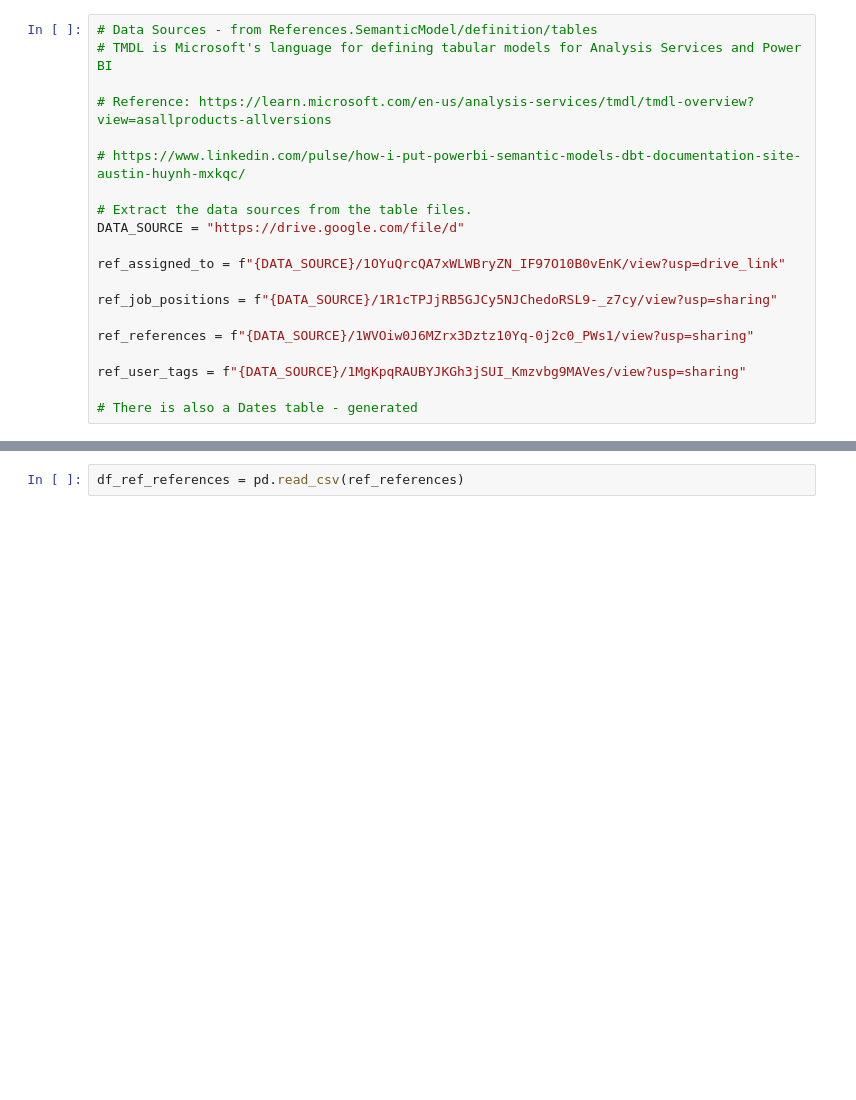
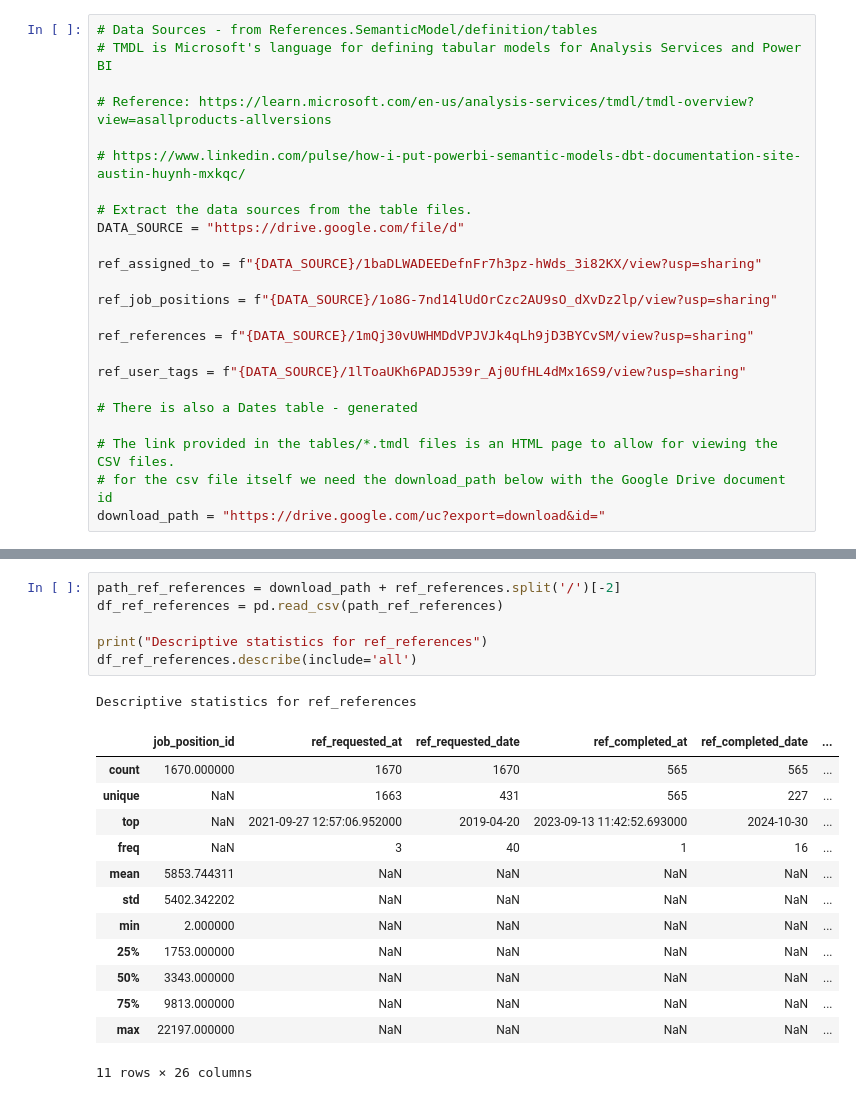
Before and after one commit to iplotnikov-telemedicine/credentially-bi-tech-assignment, a Jupyter notebook: solution/analysis.ipynb, the cells around one changed output, grey strips where cells are left out. Cells and saved outputs as stored; diff of their text form; blank space fills up the shorter version.

Commit message:
Working basic dashboard in Python using test data provided by Credentially

```diff
--- a/solution/analysis.ipynb
+++ b/solution/analysis.ipynb
@@ -38,12 +24,16 @@ Successfully installed numpy-2.2.4 pandas-2.2.3 pytz-2025.2 tzdata-2025.2
 # Extract the data sources from the table files.
 DATA_SOURCE = "https://drive.google.com/file/d"
 
-ref_assigned_to = f"{DATA_SOURCE}/1OYuQrcQA7xWLWBryZN_IF97O10B0vEnK/view?usp=drive_link"
+ref_assigned_to = f"{DATA_SOURCE}/1baDLWADEEDefnFr7h3pz-hWds_3i82KX/view?usp=sharing"
 
-ref_job_positions = f"{DATA_SOURCE}/1R1cTPJjRB5GJCy5NJChedoRSL9-_z7cy/view?usp=sharing"
+ref_job_positions = f"{DATA_SOURCE}/1o8G-7nd14lUdOrCzc2AU9sO_dXvDz2lp/view?usp=sharing"
 
-ref_references = f"{DATA_SOURCE}/1WVOiw0J6MZrx3Dztz10Yq-0j2c0_PWs1/view?usp=sharing"
+ref_references = f"{DATA_SOURCE}/1mQj30vUWHMDdVPJVJk4qLh9jD3BYCvSM/view?usp=sharing"
 
-ref_user_tags = f"{DATA_SOURCE}/1MgKpqRAUBYJKGh3jSUI_Kmzvbg9MAVes/view?usp=sharing"
+ref_user_tags = f"{DATA_SOURCE}/1lToaUKh6PADJ539r_Aj0UfHL4dMx16S9/view?usp=sharing"
 
 # There is also a Dates table - generated
+
+# The link provided in the tables/*.tmdl files is an HTML page to allow for viewing the CSV files.
+# for the csv file itself we need the download_path below with the Google Drive document id
+download_path = "https://drive.google.com/uc?export=download&id="
@@ -68,3 +83,22 @@ df_ref_job_positions = pd.read_csv(ref_job_positions)
 # %%
-df_ref_references = pd.read_csv(ref_references)
+path_ref_references = download_path + ref_references.split('/')[-2]
+df_ref_references = pd.read_csv(path_ref_references)
+
+print("Descriptive statistics for ref_references")
+df_ref_references.describe(include='all')
+# %% [output]
+Descriptive statistics for ref_references
+|  | job_position_id | ref_requested_at | ref_requested_date | ref_completed_at | ref_completed_date | ... |
+| count | 1670.000000 | 1670 | 1670 | 565 | 565 | ... |
+| unique | NaN | 1663 | 431 | 565 | 227 | ... |
+| top | NaN | 2021-09-27 12:57:06.952000 | 2019-04-20 | 2023-09-13 11:42:52.693000 | 2024-10-30 | ... |
+| freq | NaN | 3 | 40 | 1 | 16 | ... |
+| mean | 5853.744311 | NaN | NaN | NaN | NaN | ... |
+| std | 5402.342202 | NaN | NaN | NaN | NaN | ... |
+| min | 2.000000 | NaN | NaN | NaN | NaN | ... |
+| 25% | 1753.000000 | NaN | NaN | NaN | NaN | ... |
+| 50% | 3343.000000 | NaN | NaN | NaN | NaN | ... |
+| 75% | 9813.000000 | NaN | NaN | NaN | NaN | ... |
+| max | 22197.000000 | NaN | NaN | NaN | NaN | ... |
+11 rows × 26 columns
 # %%
```
Also changed, not shown: parts of 22 cells of this notebook, 8 other files.
